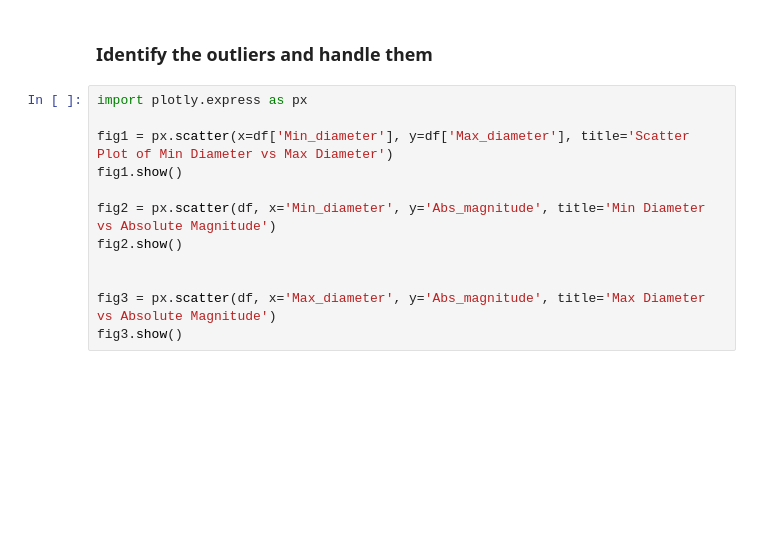
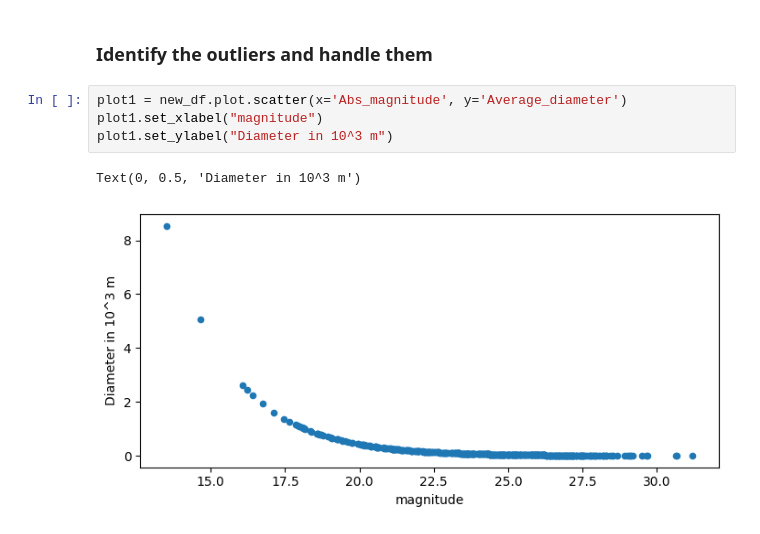
Before and after one commit to parul0315/Applied-Python-Projects-Business-Simulation-Space-Object-Classification, a Jupyter notebook: Task2/main.ipynb, the cells around one changed output. Drawn from its saved outputs; the diff is of its cells as text; blank space fills up the shorter version.

```diff
--- a/Task2/main.ipynb
+++ b/Task2/main.ipynb
@@ -198,14 +319,9 @@ df.head()
 # %% [markdown]
 ### Identify the outliers and handle them
-# %%
-import plotly.express as px
-
-fig1 = px.scatter(x=df['Min_diameter'], y=df['Max_diameter'], title='Scatter Plot of Min Diameter vs Max Diameter')
-fig1.show()
-
-fig2 = px.scatter(df, x='Min_diameter', y='Abs_magnitude', title='Min Diameter vs Absolute Magnitude')
-fig2.show()
-
-
-fig3 = px.scatter(df, x='Max_diameter', y='Abs_magnitude', title='Max Diameter vs Absolute Magnitude')
-fig3.show()
+# %%
+plot1 = new_df.plot.scatter(x='Abs_magnitude', y='Average_diameter')
+plot1.set_xlabel("magnitude")
+plot1.set_ylabel("Diameter in 10^3 m")
+# %% [output]
+Text(0, 0.5, 'Diameter in 10^3 m')
+[figure, added]
```
Also changed, not shown: parts of 19 cells of this notebook.
